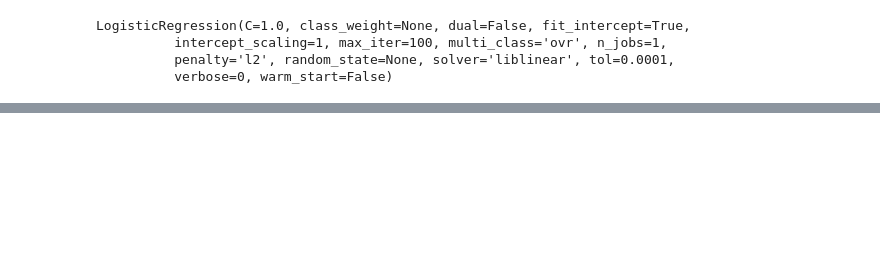
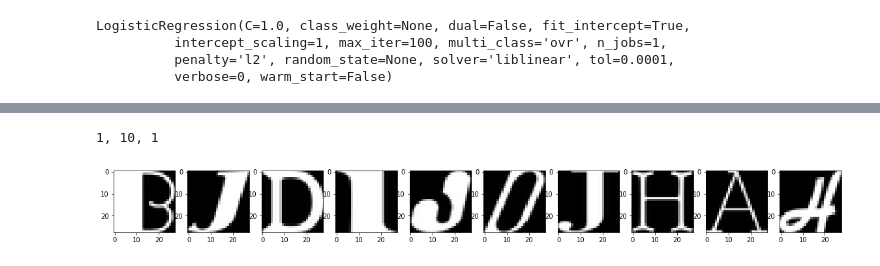
Before and after one commit to falconjs/Archaeopteryx, a Jupyter notebook: Udacity/1_notmnist.ipynb, the cells around one changed output, grey strips where cells are left out. Cells and saved outputs as stored; diff of their text form; code cells hidden in the pictures; blank space fills up the shorter version.

```diff
--- a/Udacity/1_notmnist.ipynb
+++ b/Udacity/1_notmnist.ipynb
@@ -596,0 +602,20 @@ print(v_result)
+# %%
+import math
+
+img_idx_list = list(range(0,9))
+img_idx_len = len(img_idx_list)
+
+col_num = 10
+row_num = math.ceil(img_idx_len / col_num)
+
+print("%d, %d, %d" % (row_num, col_num, 1) )
+
+img_list = np.reshape(X_v_dataset, (valid_size, 28, 28))
+
+plt.figure(figsize=(20,10))
+for i, img_test in enumerate(img_list):
+    plt.subplot(row_num, col_num, i+1)
+    plt.imshow(np.reshape(img_test, (28, 28)), cmap='gray')
+# %% [output]
+1, 10, 1
+[figure, added]
```
Also changed, not shown: parts of 7 cells of this notebook, 6 other files.
